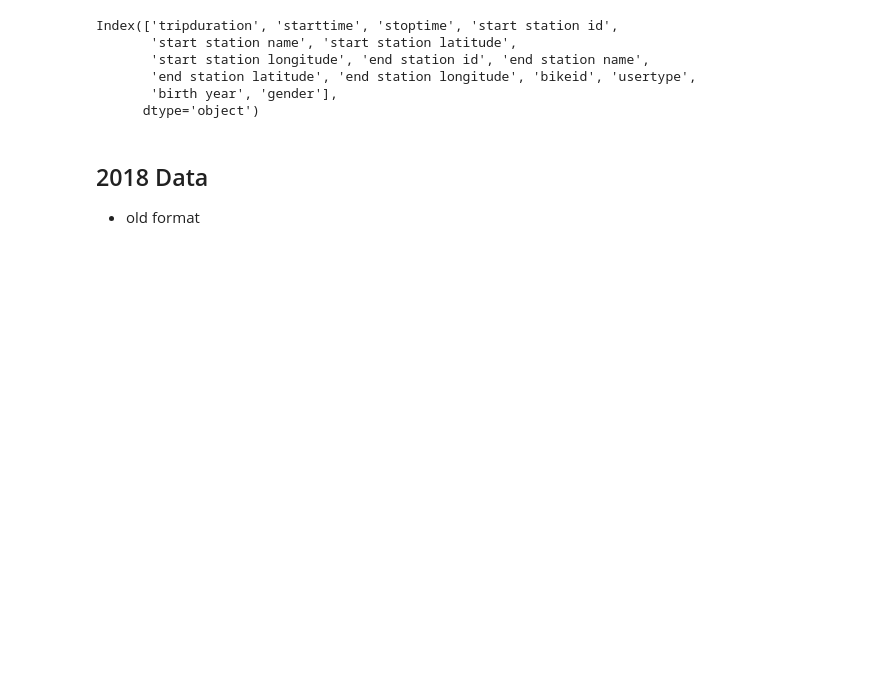
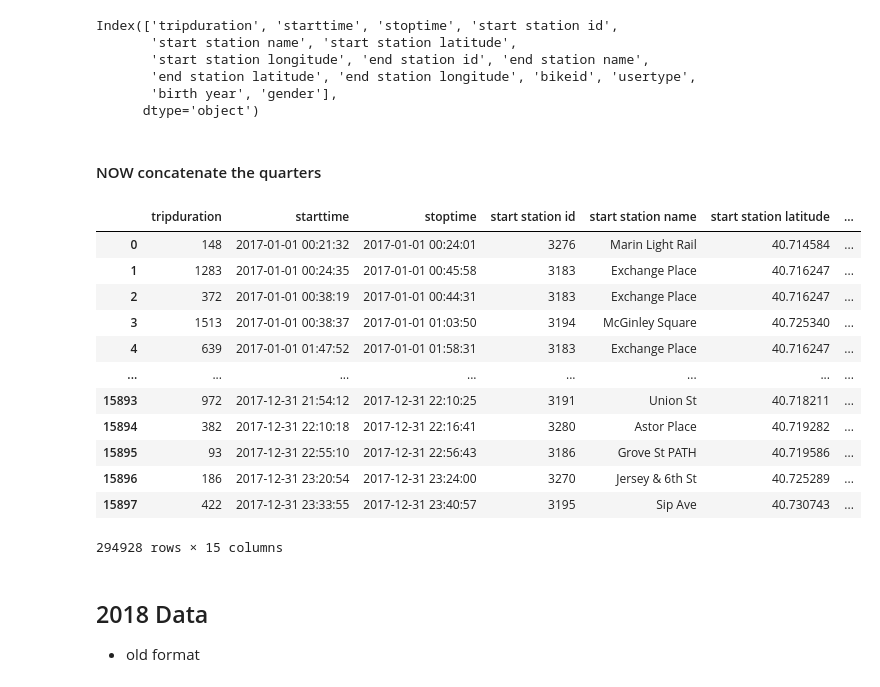
Before and after one commit to juliemcbaker/citibike_viz, a Jupyter notebook: citibike_dataload.ipynb, the cells around one changed output. Drawn from its saved outputs; the diff is of its cells as text; code cells hidden in the pictures; blank space fills up the shorter version.

```diff
--- a/citibike_dataload.ipynb
+++ b/citibike_dataload.ipynb
@@ -155,6 +155,25 @@ Index(['tripduration', 'starttime', 'stoptime', 'start station id',
        'end station latitude', 'end station longitude', 'bikeid', 'usertype',
        'birth year', 'gender'],
       dtype='object')
+# %% [markdown]
+#### NOW concatenate the quarters
+# %%
+all_2017 = pd.concat([Q1_2017, Q2_2017, Q3_2017, Q4_2017], axis=0)
+all_2017
+# %% [output]
+|  | tripduration | starttime | stoptime | start station id | start station name | start station latitude | ... |
+| 0 | 148 | 2017-01-01 00:21:32 | 2017-01-01 00:24:01 | 3276 | Marin Light Rail | 40.714584 | ... |
+| 1 | 1283 | 2017-01-01 00:24:35 | 2017-01-01 00:45:58 | 3183 | Exchange Place | 40.716247 | ... |
+| 2 | 372 | 2017-01-01 00:38:19 | 2017-01-01 00:44:31 | 3183 | Exchange Place | 40.716247 | ... |
+| 3 | 1513 | 2017-01-01 00:38:37 | 2017-01-01 01:03:50 | 3194 | McGinley Square | 40.725340 | ... |
+| 4 | 639 | 2017-01-01 01:47:52 | 2017-01-01 01:58:31 | 3183 | Exchange Place | 40.716247 | ... |
+| ... | ... | ... | ... | ... | ... | ... | ... |
+| 15893 | 972 | 2017-12-31 21:54:12 | 2017-12-31 22:10:25 | 3191 | Union St | 40.718211 | ... |
+| 15894 | 382 | 2017-12-31 22:10:18 | 2017-12-31 22:16:41 | 3280 | Astor Place | 40.719282 | ... |
+| 15895 | 93 | 2017-12-31 22:55:10 | 2017-12-31 22:56:43 | 3186 | Grove St PATH | 40.719586 | ... |
+| 15896 | 186 | 2017-12-31 23:20:54 | 2017-12-31 23:24:00 | 3270 | Jersey & 6th St | 40.725289 | ... |
+| 15897 | 422 | 2017-12-31 23:33:55 | 2017-12-31 23:40:57 | 3195 | Sip Ave | 40.730743 | ... |
+294928 rows × 15 columns
 # %% [markdown]
 ## 2018 Data
 * old format
```
Also changed, not shown: parts of 1 cell of this notebook.
